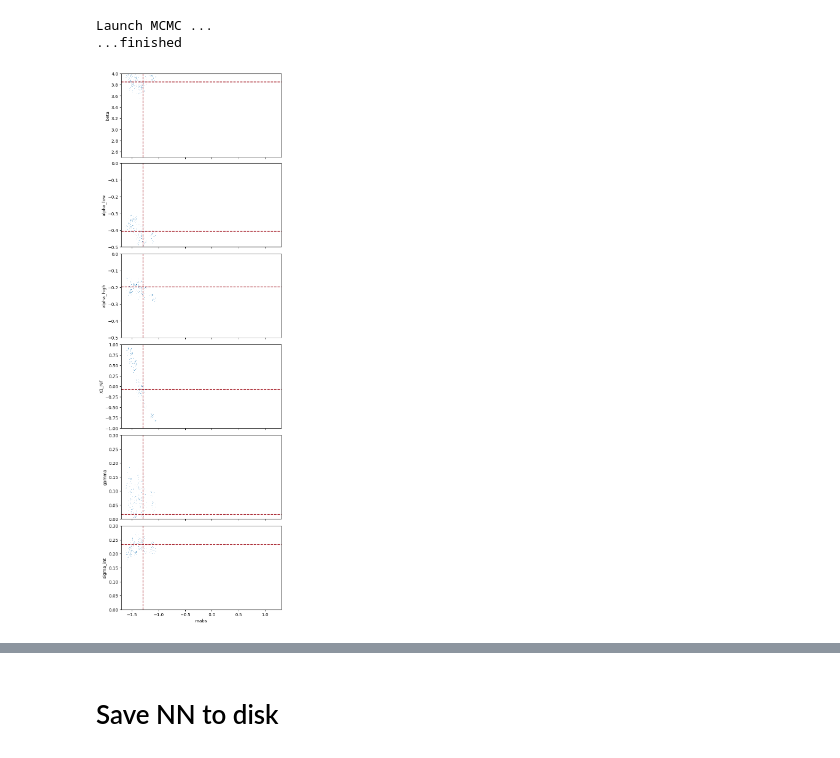
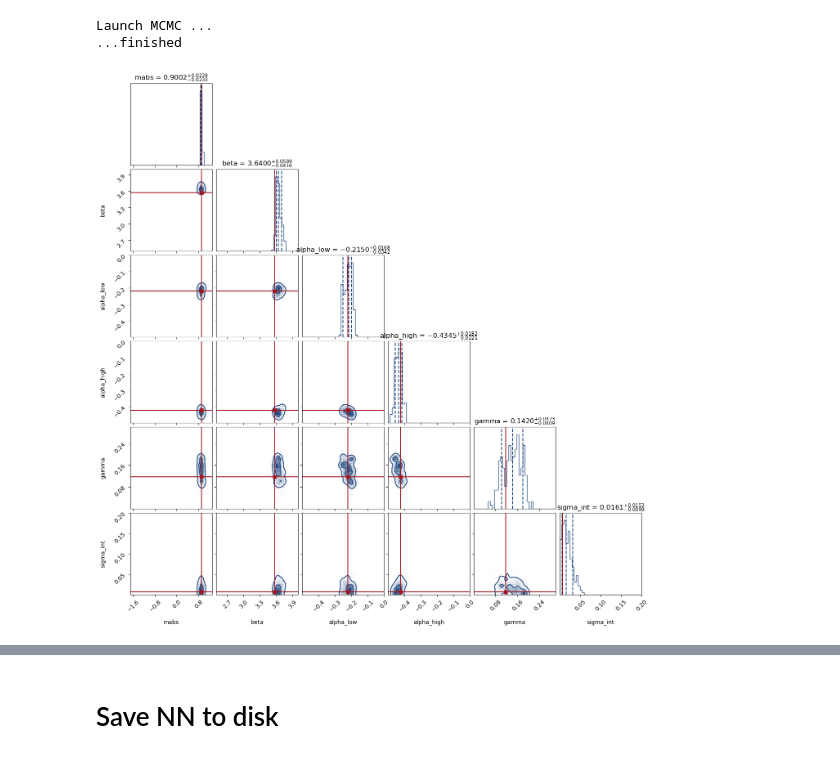
Before and after one commit to a-trigui/ximinf, a Jupyter notebook: notebooks/2_train_nn.ipynb, the cells around one changed output, grey strips where cells are left out. Drawn from its saved outputs; the diff is of its cells as text; code cells hidden in the pictures.

```diff
--- a/notebooks/2_train_nn.ipynb
+++ b/notebooks/2_train_nn.ipynb
@@ -527,7 +421,7 @@ class DeepSetClassifier(nnx.Module):
 # %%
 # Define the size of the different network layers
-Nsize_p = 64 #128
-Nsize_r = 512 #256
+Nsize_p = 64 #64
+Nsize_r = 128 #256
 
 n_cols = len(data_names)
 print('# of columns :', n_cols)
@@ -603,14 +509,5 @@ Group 6: visible parameters = ['mabs', 'beta', 'alpha_low', 'alpha_high', 'x1_re
 [interactive output not drawn]
 [interactive output not drawn]
-# %%
-# Define the learning rate schedule
-learning_rate_schedule = optax.exponential_decay(
-    init_value=5e-3,
-    transition_steps=1000,  # Decay every 1000 forward passes
-    decay_rate=0.9,
-)
-
-momentum = 0.9 # Necessary for the Adam optimiser
 # %% [markdown]
 # Train NN
 # %%
@@ -846,17 +843,20 @@ plt.show()
 # %% [markdown]
 # Test posterior
 # %%
-index = 10
+index = 23
 
 # Convert theta_star to dict for unnormalisation
 theta_star_dict = {name: theta_star[index, i] for i, name in enumerate(global_param_names)}
 
 # Unnormalize
-theta_star_unnormed_dict = unnormalize(theta_star_dict, param_stats)
+theta_star_unnormed_dict = nntr.unnormalize(theta_star_dict, param_stats)
+
+# theta_star_unnormed_dict['sigma_int'] = jnp.exp(theta_star_unnormed_dict['sigma_int'])
 
 # Convert back to array in the same order as global_param_names
 theta_star_unnormed = jnp.array([theta_star_unnormed_dict[name] for name in global_param_names])
 
+
 print(param_groups)
 print(theta_star_unnormed)
 # %% [output]
@@ -897,65 +898,46 @@ print("...finished")
 Launch MCMC ...
 ...finished
 # %%
+import corner
+import numpy as np
+
 # post has shape (n_samples, n_params)
 n_samples, n_params = post.shape
 
 BOUNDS_phys = jnp.array([
     [bounds_phys[p]['min'], bounds_phys[p]['max']]
     for p in global_param_names
 ])
 
 # Convert post from array to dict with column names
 post_dict = {name: post[:, i] for i, name in enumerate(global_param_names)}
 
 # Unnormalize each parameter
-post_unnormed_dict = unnormalize(post_dict, param_stats)
+post_unnormed_dict = nntr.unnormalize(post_dict, param_stats)
 
 # Convert back to array for plotting
 post_unnormed = jnp.stack([post_unnormed_dict[name] for name in global_param_names], axis=1)
 
 # Now post_unnormed[:, i] contains the real-scale parameters
 x = post_unnormed[:, 0]
 
-
-# Create one subplot per remaining parameter
-fig, axes = plt.subplots(
-    n_params - 1,
-    1,
-    figsize=(6, 3 * (n_params - 1)),
-    sharex=True,
-    constrained_layout=True
+fig = corner.corner(
+    np.array(post_unnormed),
+    labels=global_param_names,
+    range=[tuple(b) for b in BOUNDS_phys],
+    quantiles=[0.16, 0.5, 0.84],      # 1D marginal: 1σ
+    levels=[0.393469, 0.864665],     # 2D contours: 1σ, 2σ
+    show_titles=True,
+    title_fmt=".4f",
+    bins=40,
+    smooth=1.0,
+    color="#1F487E",
+    truths=theta_star_unnormed[:],
+    truth_color="#A31621",
+    truth_alpha=0.8
 )
 
-# Ensure axes is iterable even if n_params == 2
-if n_params == 2:
-    axes = [axes]
-
-for i, ax in enumerate(axes, start=1):
-    y = post_unnormed[:, i]
-
-    ax.plot(
-        x,
-        y,
-        'o',
-        markersize=4
-    )
-
-    # Axis limits from priors
-    ax.set_xlim(BOUNDS_phys[0, 0], BOUNDS_phys[0, 1])
-    ax.set_ylim(BOUNDS_phys[i, 0], BOUNDS_phys[i, 1])
-
-    # Labels
-    ax.set_ylabel(global_param_names[i])
-
-    # --- Add cross for the true value ---
-    true_x = theta_star_unnormed[0]   # true value of x
-    true_y = theta_star_unnormed[i]   # true value of y
-    ax.axvline(true_x, color="#A31621", linestyle='--', lw=1.5)   # vertical line
-    ax.axhline(true_y, color="#A31621", linestyle='--', lw=1.5)   # horizontal line
-
-axes[-1].set_xlabel(global_param_names[0])
-
+plt.savefig("./corner.png",dpi=150)
 plt.show()
 # %% [output]
-[figure, old version]
+[figure, new version]
```
Also changed, not shown: parts of 26 cells of this notebook, 2 other files.
